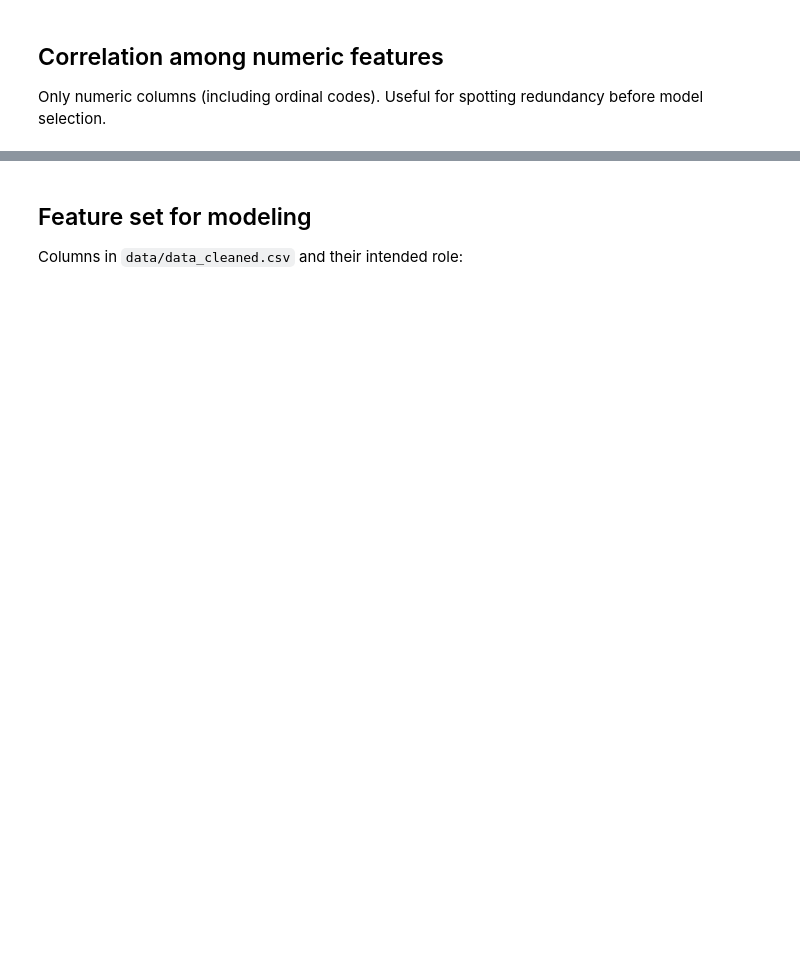
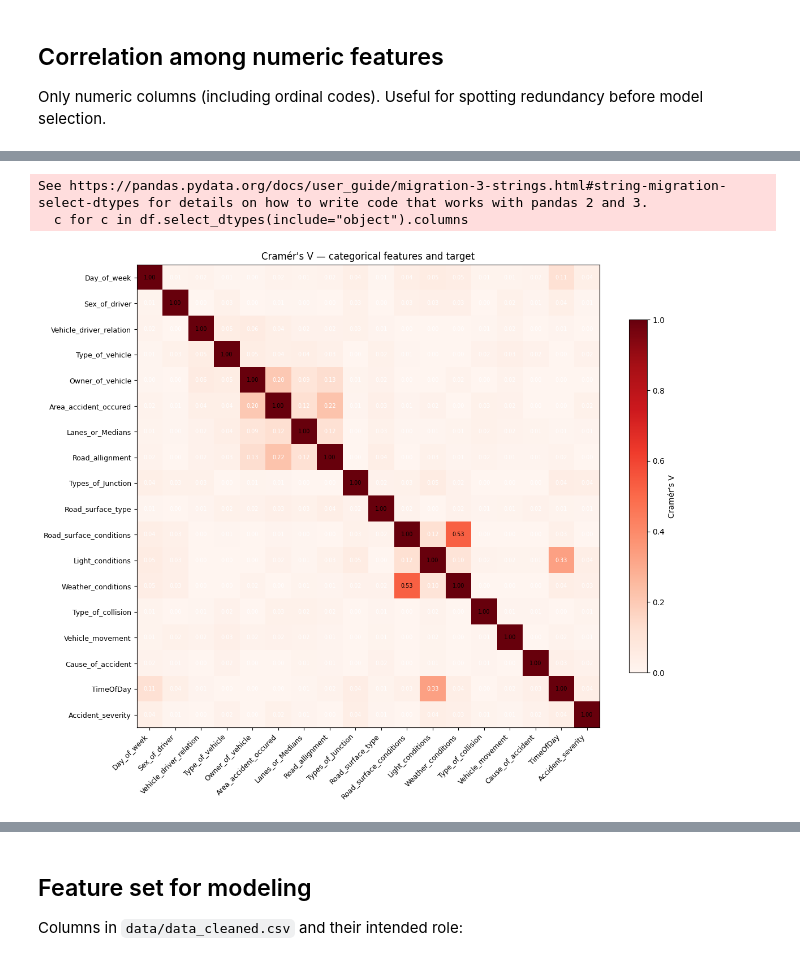
Before and after one commit to ThSonDev/crash-severity-tabnet-stacking, a Jupyter notebook: EDA_cleaned.ipynb, the cells around one changed output, grey strips where cells are left out. Saved outputs shown, nothing was run; the diff lists cells and outputs as text; code cells hidden in the pictures; blank space fills up the shorter version.

```diff
--- a/EDA_cleaned.ipynb
+++ b/EDA_cleaned.ipynb
@@ -238,0 +338,74 @@ print(sev_corr.round(3))
+# %%
+from scipy.stats import chi2_contingency
+
+
+def cramers_v(x, y):
+    """Bias-corrected Cramér's V (Bergsma & Wicher 2013). Returns 0 on degenerate tables."""
+    table = pd.crosstab(x, y)
+    if table.shape[0] < 2 or table.shape[1] < 2:
+        return 0.0
+    chi2 = chi2_contingency(table, correction=False)[0]
+    n = table.to_numpy().sum()
+    phi2 = chi2 / n
+    r, k = table.shape
+    phi2_corr = max(0.0, phi2 - (r - 1) * (k - 1) / (n - 1))
+    r_corr = r - (r - 1) ** 2 / (n - 1)
+    k_corr = k - (k - 1) ** 2 / (n - 1)
+    denom = min(r_corr - 1, k_corr - 1)
+    return float(np.sqrt(phi2_corr / denom)) if denom > 0 else 0.0
+
+
+cat_for_assoc = [
+    c for c in df.select_dtypes(include="object").columns
+    if c not in {
+        "Accident_severity",
+        "Age_band_of_driver", "Driving_experience",
+        "Service_year_of_vehicle", "Educational_level",
+    }
+]
+cols_for_assoc = cat_for_assoc + ["Accident_severity"]
+
+V = pd.DataFrame(np.zeros((len(cols_for_assoc), len(cols_for_assoc))),
+                 index=cols_for_assoc, columns=cols_for_assoc)
+for i, a in enumerate(cols_for_assoc):
+    for j, b in enumerate(cols_for_assoc):
+        if j < i:
+            V.iloc[i, j] = V.iloc[j, i]
+        elif j == i:
+            V.iloc[i, j] = 1.0
+        else:
+            V.iloc[i, j] = cramers_v(df[a], df[b])
+
+fig, ax = plt.subplots(figsize=(12, 10))
+im = ax.imshow(V.values, cmap="Reds", vmin=0, vmax=1)
+ax.set_xticks(range(len(V.columns)))
+ax.set_yticks(range(len(V.columns)))
+ax.set_xticklabels(V.columns, rotation=45, ha="right", fontsize=9)
+ax.set_yticklabels(V.columns, fontsize=9)
+for i in range(len(V)):
+    for j in range(len(V)):
+        ax.text(j, i, f"{V.iloc[i, j]:.2f}",
+                ha="center", va="center",
+                color="white" if V.iloc[i, j] < 0.5 else "black", fontsize=7)
+plt.colorbar(im, ax=ax, fraction=0.03, label="Cramér's V")
+ax.set_title("Cramér's V — categorical features and target")
+plt.tight_layout()
+plt.show()
+
+target_assoc = V["Accident_severity"].drop("Accident_severity").sort_values(ascending=False)
+print("Cramér's V vs Accident_severity (ranked):")
+print(target_assoc.round(3))
+
+upper = V.where(np.triu(np.ones(V.shape, dtype=bool), k=1))
+top_pairs = (upper.stack()
+             .sort_values(ascending=False)
+             .head(10)
+             .rename("cramers_v")
+             .reset_index()
+             .rename(columns={"level_0": "feat_a", "level_1": "feat_b"}))
+print("\nTop 10 categorical pairs by association (watch for redundancy):")
+print(top_pairs.to_string(index=False))
+# %% [output]
+See https://pandas.pydata.org/docs/user_guide/migration-3-strings.html#string-migration-select-dtypes for details on how to write code that works with pandas 2 and 3.
+  c for c in df.select_dtypes(include="object").columns
+[figure, added]
```
Also changed, not shown: parts of 25 cells of this notebook, 1 other file.
